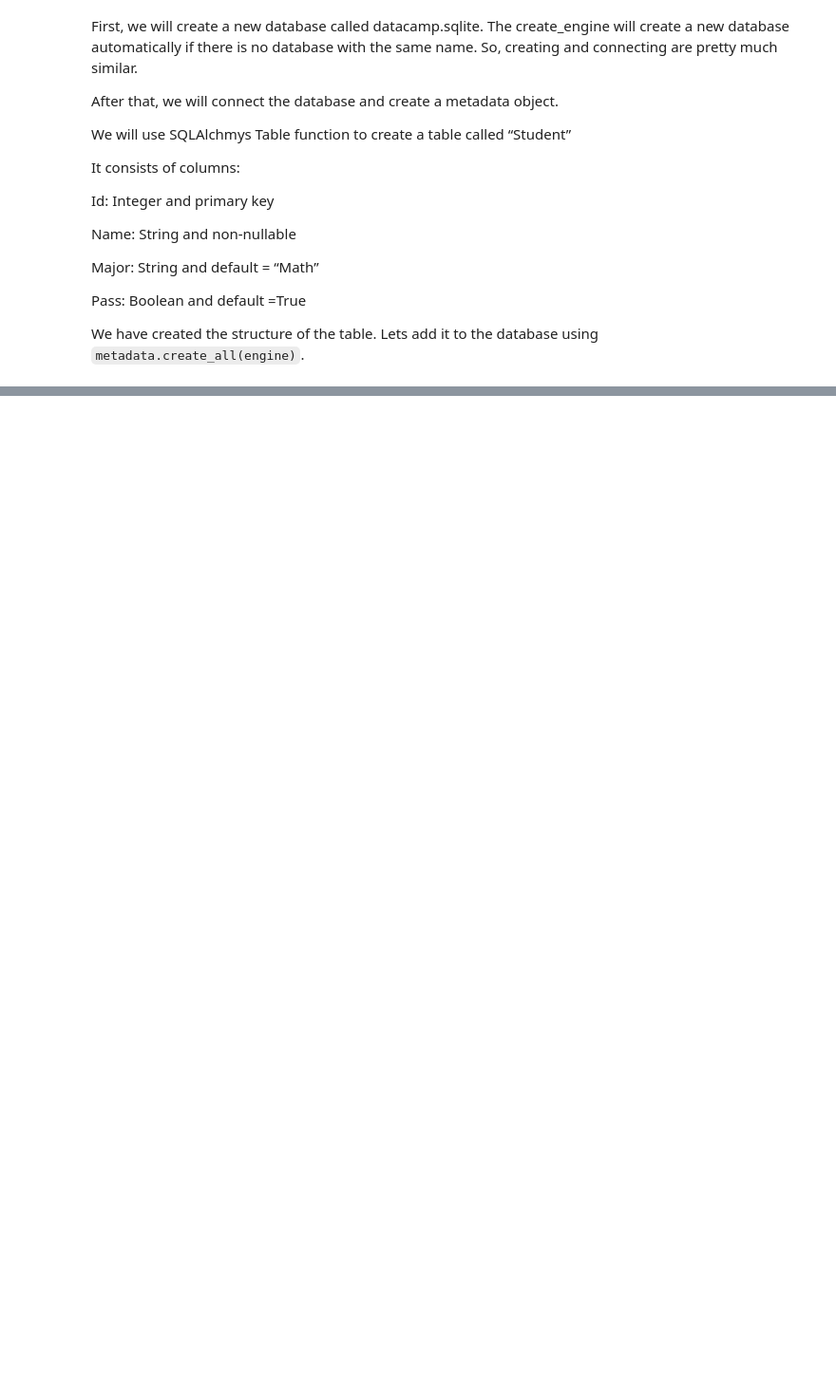
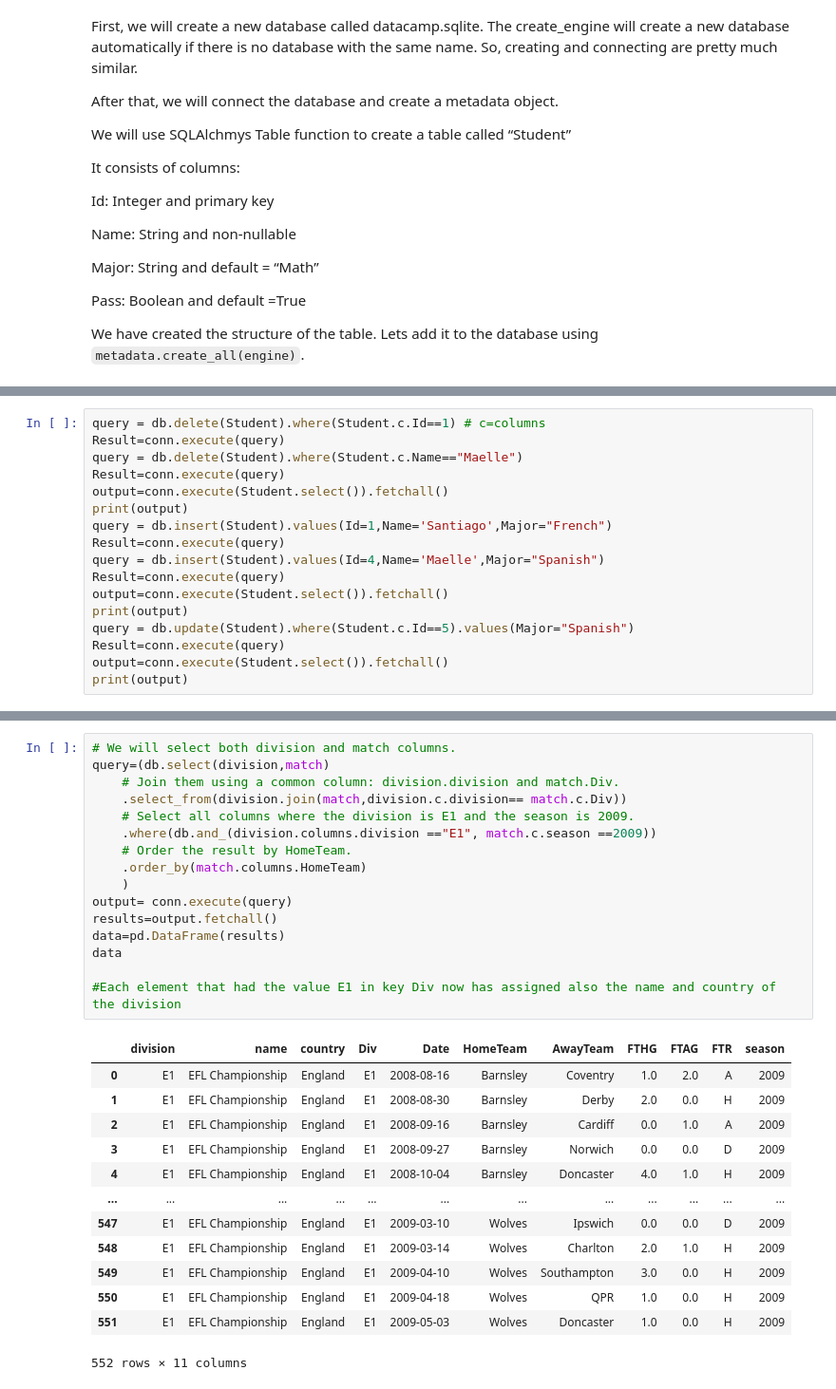
Before and after one commit to Santiago-Quinteros/SQLAlchemy-Tutorial-With-Examples, a Jupyter notebook: SQLAlchemy_Tutorial_With_Examples.ipynb, the cells around one changed output, grey strips where cells are left out. Shown at 95% size. Cells and saved outputs as stored; diff of their text form; blank space fills up the shorter version.

```diff
--- a/SQLAlchemy_Tutorial_With_Examples.ipynb
+++ b/SQLAlchemy_Tutorial_With_Examples.ipynb
@@ -128,0 +199,17 @@ We have created the structure of the table. Lets add it to the database using `m
+# %%
+query = db.delete(Student).where(Student.c.Id==1) # c=columns
+Result=conn.execute(query)
+query = db.delete(Student).where(Student.c.Name=="Maelle")
+Result=conn.execute(query)
+output=conn.execute(Student.select()).fetchall()
+print(output)
+query = db.insert(Student).values(Id=1,Name='Santiago',Major="French")
+Result=conn.execute(query)
+query = db.insert(Student).values(Id=4,Name='Maelle',Major="Spanish")
+Result=conn.execute(query)
+output=conn.execute(Student.select()).fetchall()
+print(output)
+query = db.update(Student).where(Student.c.Id==5).values(Major="Spanish")
+Result=conn.execute(query)
+output=conn.execute(Student.select()).fetchall()
+print(output)
@@ -128,0 +353,30 @@ We have created the structure of the table. Lets add it to the database using `m
+# %%
+# We will select both division and match columns.
+query=(db.select(division,match)
+    # Join them using a common column: division.division and match.Div.
+    .select_from(division.join(match,division.c.division== match.c.Div))
+    # Select all columns where the division is E1 and the season is 2009.
+    .where(db.and_(division.columns.division =="E1", match.c.season ==2009))
+    # Order the result by HomeTeam.
+    .order_by(match.columns.HomeTeam)
+    )
+output= conn.execute(query)
+results=output.fetchall()
+data=pd.DataFrame(results)
+data
+
+#Each element that had the value E1 in key Div now has assigned also the name and country of the division
+# %% [output]
+|  | division | name | country | Div | Date | HomeTeam | AwayTeam | FTHG | FTAG | FTR | season |
+| 0 | E1 | EFL Championship | England | E1 | 2008-08-16 | Barnsley | Coventry | 1.0 | 2.0 | A | 2009 |
+| 1 | E1 | EFL Championship | England | E1 | 2008-08-30 | Barnsley | Derby | 2.0 | 0.0 | H | 2009 |
+| 2 | E1 | EFL Championship | England | E1 | 2008-09-16 | Barnsley | Cardiff | 0.0 | 1.0 | A | 2009 |
+| 3 | E1 | EFL Championship | England | E1 | 2008-09-27 | Barnsley | Norwich | 0.0 | 0.0 | D | 2009 |
+| 4 | E1 | EFL Championship | England | E1 | 2008-10-04 | Barnsley | Doncaster | 4.0 | 1.0 | H | 2009 |
+| ... | ... | ... | ... | ... | ... | ... | ... | ... | ... | ... | ... |
+| 547 | E1 | EFL Championship | England | E1 | 2009-03-10 | Wolves | Ipswich | 0.0 | 0.0 | D | 2009 |
+| 548 | E1 | EFL Championship | England | E1 | 2009-03-14 | Wolves | Charlton | 2.0 | 1.0 | H | 2009 |
+| 549 | E1 | EFL Championship | England | E1 | 2009-04-10 | Wolves | Southampton | 3.0 | 0.0 | H | 2009 |
+| 550 | E1 | EFL Championship | England | E1 | 2009-04-18 | Wolves | QPR | 1.0 | 0.0 | H | 2009 |
+| 551 | E1 | EFL Championship | England | E1 | 2009-05-03 | Wolves | Doncaster | 1.0 | 0.0 | H | 2009 |
+552 rows × 11 columns
```
Also changed, not shown: parts of 26 cells of this notebook.
